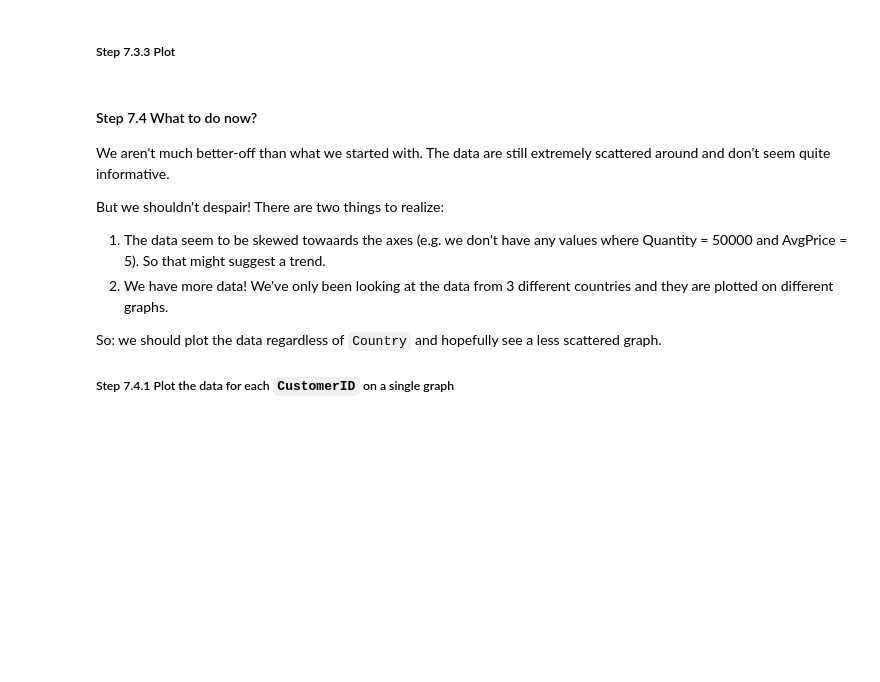
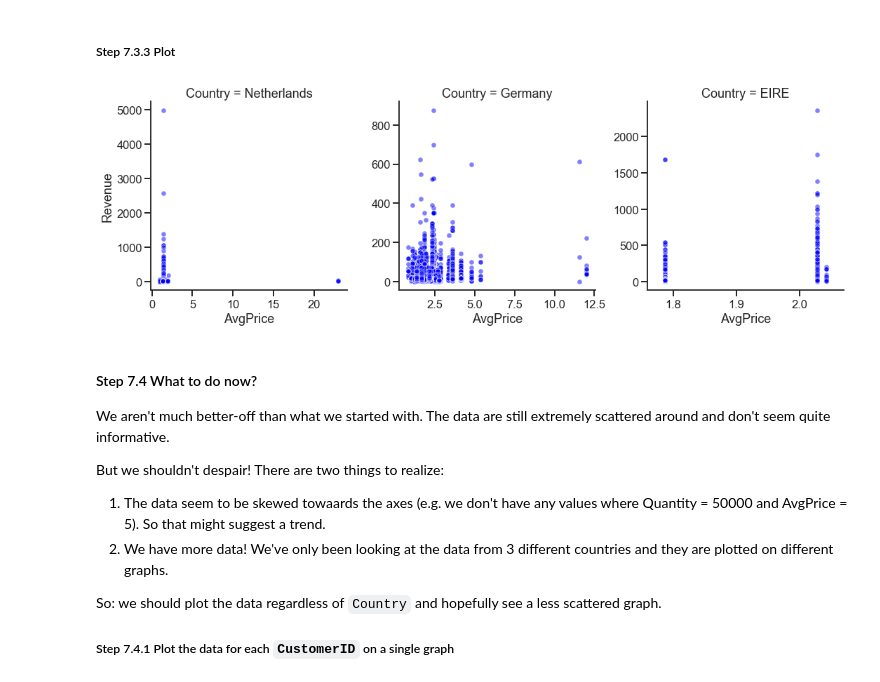
Before and after one commit to SmellyArmure/pandas_exercices_guipsamora, a Jupyter notebook: 07_Visualization/Online_Retail/Exercises.ipynb, the cells around one changed output. Cells and saved outputs as stored; diff of their text form; code cells hidden in the pictures; blank space fills up the shorter version.

```diff
--- a/07_Visualization/Online_Retail/Exercises.ipynb
+++ b/07_Visualization/Online_Retail/Exercises.ipynb
@@ -57,3 +206,8 @@ Total sales volume (i.e. total quantity sold) or total sales (i.e. revenue).
 This exercise goes for sales volume, so let's stick to that.
 
 ##### Step 7.2.1 Find out the top 3 countries in terms of sales volume.
+# %%
+sel_cnt = list(online_rt.groupby('Country')['Quantity'].sum()\
+               .sort_values(ascending=False).iloc[0:11].index)
+# sel_cnt.remove('United Kingdom')
+print(sel_cnt)
@@ -73,3 +229,12 @@ We need to unpack that.
 #### Step 7.3 Modify, select and plot data
 ##### Step 7.3.1 Add a column to online_rt called `Revenue` calculate the revenue (Quantity * UnitPrice) from each sale.
 We will use this later to figure out an average price per customer.
+# %%
+# 	InvoiceNo 	StockCode 	Description 	Quantity 	InvoiceDate 	UnitPrice 	CustomerID 	Country
+mask = online_rt[['Quantity', 'UnitPrice', 'CustomerID', 'Country']].notna().all(axis=1)
+online_rt_notna = online_rt[mask]
+online_rt_notna['Revenue'] = online_rt_notna['Quantity'].mul(online_rt_notna['UnitPrice'])
+print("-- Number of null:")
+for c in ['Revenue', 'Quantity', 'UnitPrice']:
+    print(c, online_rt_notna[c].isna().sum(), sep='.'*20)
+online_rt_notna.head()
@@ -77,0 +267,4 @@ We will use this later to figure out an average price per customer.
+# %%
+df_sel = online_rt_notna.loc[:,['CustomerID', 'Country','Quantity', 'UnitPrice','Revenue']]
+df_sel['Country'] = df_sel['Country'].astype('object')
+display(df_sel.shape, df_sel[df_sel.isna().any(axis=1)].shape, df_sel.head(10))
@@ -77,0 +285,7 @@ We will use this later to figure out an average price per customer.
+# %%
+# pour remplacer le transform qui ne prend pas de fonction/lambdas à plusieurs paramètres
+_ = df_sel.groupby(['Country', 'CustomerID']).agg({'Quantity': np.sum, 'Revenue': np.sum})\
+                       .apply(lambda x: x['Revenue']/x['Quantity'],axis=1).to_frame()\
+                       .rename(columns={0:"AvgPrice"}).reset_index()
+df_sel = df_sel.merge(_, how='outer', on=['CustomerID','Country'])
+df_sel.head(10)
@@ -78,5 +304,12 @@ We will use this later to figure out an average price per customer.
 # %% [markdown]
 ##### Step 7.3.3 Plot
+# %%
+_ = df_sel[df_sel['Country'].isin(sel_cnt[1:4])]
+sns.relplot(data=_, x='AvgPrice', y='Revenue', col='Country', color='blue',
+            alpha=0.5, palette='tab10', facet_kws={'sharex':False,'sharey':False})
+plt.gcf().set_facecolor('w')
+# %% [output]
+[figure, added]
 # %% [markdown]
 #### Step 7.4 What to do now?
 We aren't much better-off than what we started with. The data are still extremely scattered around and don't seem quite informative.
```
Also changed, not shown: parts of 27 cells of this notebook, 4 other files.
